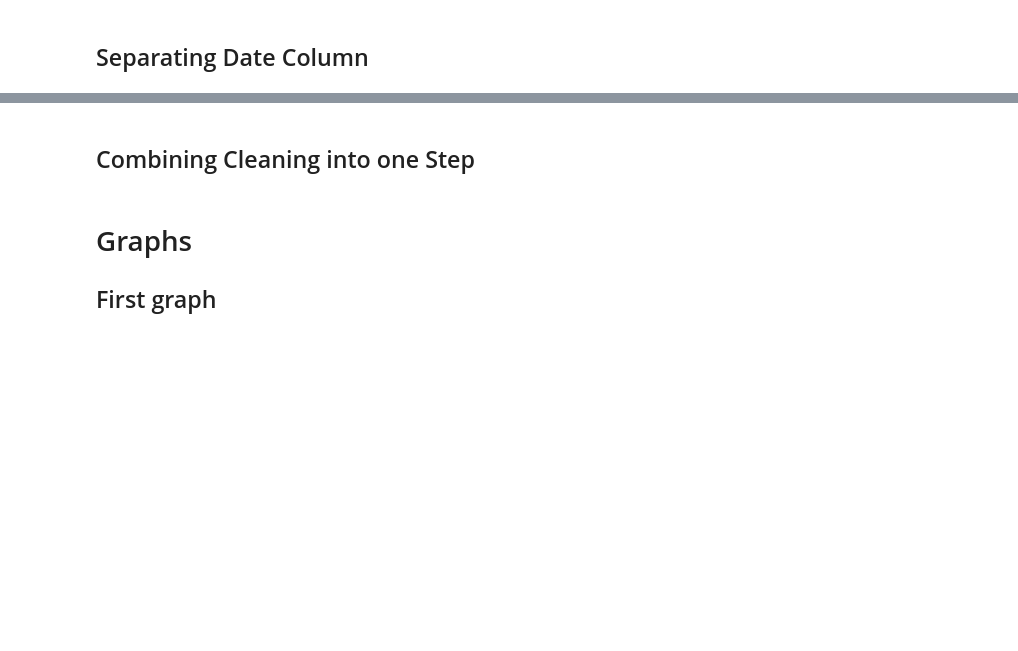
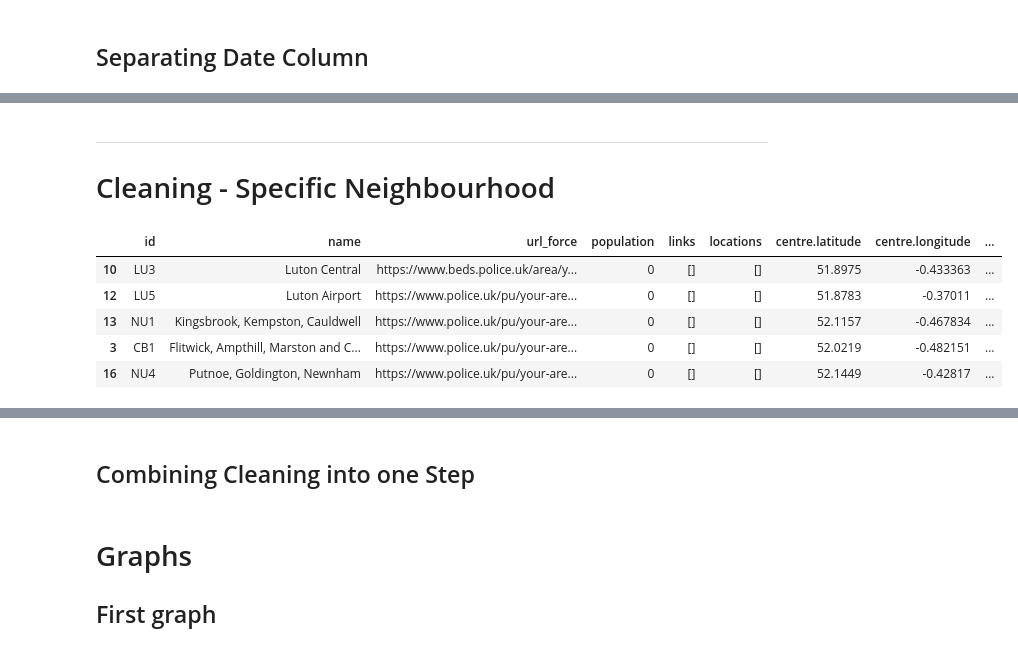
Before and after one commit to zharysc/app-development-Ben-Zharys, a Jupyter notebook: backend.ipynb, the cells around one changed output, grey strips where cells are left out. Drawn from its saved outputs; the diff is of its cells as text; code cells hidden in the pictures; blank space fills up the shorter version.

```diff
--- a/backend.ipynb
+++ b/backend.ipynb
@@ -436,7 +436,7 @@ def get_specific_neighnourhoods_from_police_force(police_force_id, df_neighbourh
 
     """
 
-    A function to get all specific neighbourhoods for a specific police force ID.
+    A function to get all specific neighbourhoods for a police force ID.
 
     Input: Police force ID. Neighbourhoods dataframe.
 
@@ -641,3 +654,16 @@ df.head()
 | 2 | vehicle-crime | Force |  | {'category': 'Investigation compl... | 9bb62a2928602e3bbd9feb39141400183... | 131987899 |  | 10 | ... |
 | 3 | anti-social-behaviour | Force |  | Unknown |  | 131988851 |  | 10 | ... |
 | 4 | anti-social-behaviour | Force |  | Unknown |  | 131989323 |  | 10 | ... |
+# %% [markdown]
+---
+
+# Cleaning - Specific Neighbourhood
+# %%
+df_specific_neighbourhoods.sample(5)
+# %% [output]
+|  | id | name | url_force | population | links | locations | centre.latitude | centre.longitude | ... |
+| 10 | LU3 | Luton Central | https://www.beds.police.uk/area/y... | 0 | [] | [] | 51.8975 | -0.433363 | ... |
+| 12 | LU5 | Luton Airport | https://www.police.uk/pu/your-are... | 0 | [] | [] | 51.8783 | -0.37011 | ... |
+| 13 | NU1 | Kingsbrook, Kempston, Cauldwell | https://www.police.uk/pu/your-are... | 0 | [] | [] | 52.1157 | -0.467834 | ... |
+| 3 | CB1 | Flitwick, Ampthill, Marston and C... | https://www.police.uk/pu/your-are... | 0 | [] | [] | 52.0219 | -0.482151 | ... |
+| 16 | NU4 | Putnoe, Goldington, Newnham | https://www.police.uk/pu/your-are... | 0 | [] | [] | 52.1449 | -0.42817 | ... |
```
Also changed, not shown: parts of 6 cells of this notebook, 1 other file.
